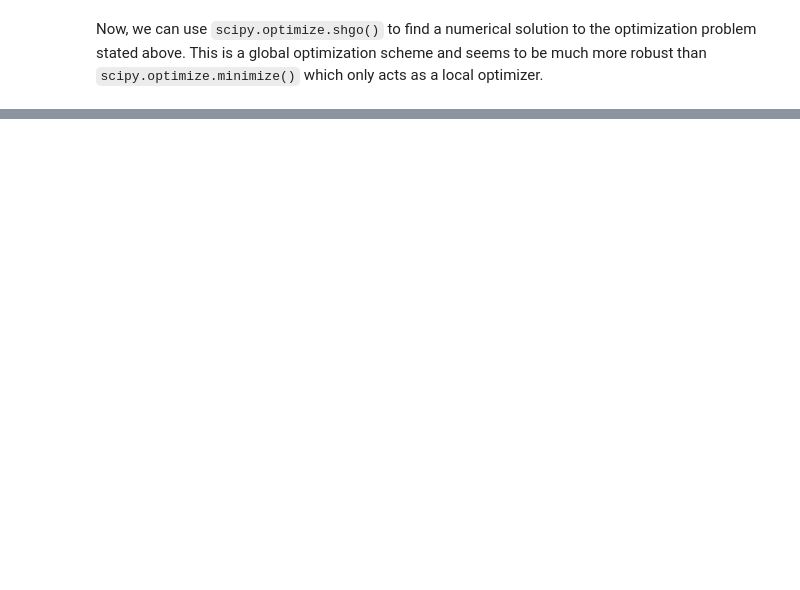
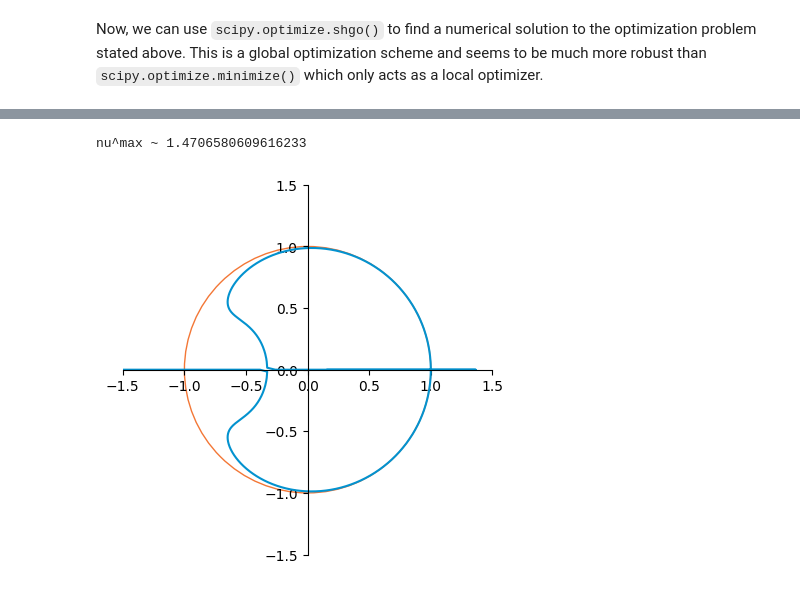
Before and after one commit to jeremy-lilly/rk-fb-optimization, a Jupyter notebook: notebooks/linearSWE/rk32-fb_linearSWE.ipynb, the cells around one changed output, grey strips where cells are left out. Saved outputs shown, nothing was run; the diff lists cells and outputs as text; code cells hidden in the pictures; blank space fills up the shorter version.

```diff
--- a/notebooks/linearSWE/rk32-fb_linearSWE.ipynb
+++ b/notebooks/linearSWE/rk32-fb_linearSWE.ipynb
@@ -485,0 +434,17 @@ This returns a slightly larger $\nu^\text{max}$ than the optimization with the p
+# %%
+fdtVal = 1e-2
+
+KtildeVal = np.pi
+LtildeVal = np.pi
+
+KVal = 2*np.sin(KtildeVal/2)
+LVal = 2*np.sin(LtildeVal/2)
+phiVal = fdtVal*np.cos(KtildeVal/2)*np.cos(LtildeVal/2)
+
+G = lambda nu, beta1, beta2, beta3: _calcG(nu, nu, beta1, beta2, beta3, KVal, LVal, phiVal)
+Gtilde = lambda nu: _calcGtilde(nu, nu, KtildeVal, LtildeVal, fdtVal)
+
+cost = lambda x: 1/x[0] + eigValDiffSum(x, G, Gtilde, b=np.pi/6)
+bounds = [(1, 3), (0, 1), (0, 1), (0, 1)]
+res['C2'] = sp.optimize.shgo(cost, bounds, constraints=cons, iters=5)
+res['C2']
@@ -485,0 +469,8 @@ This returns a slightly larger $\nu^\text{max}$ than the optimization with the p
+# %%
+vals = res['C2'].x
+optG = lambda nu: G(nu, vals[1], vals[2], vals[3])
+
+eigValPlot(Gtilde, optG, nuDotLimit=0)
+# %% [output]
+nu^max ~ 1.4706580609616233
+[figure, added]
```
Also changed, not shown: parts of 24 cells of this notebook.
